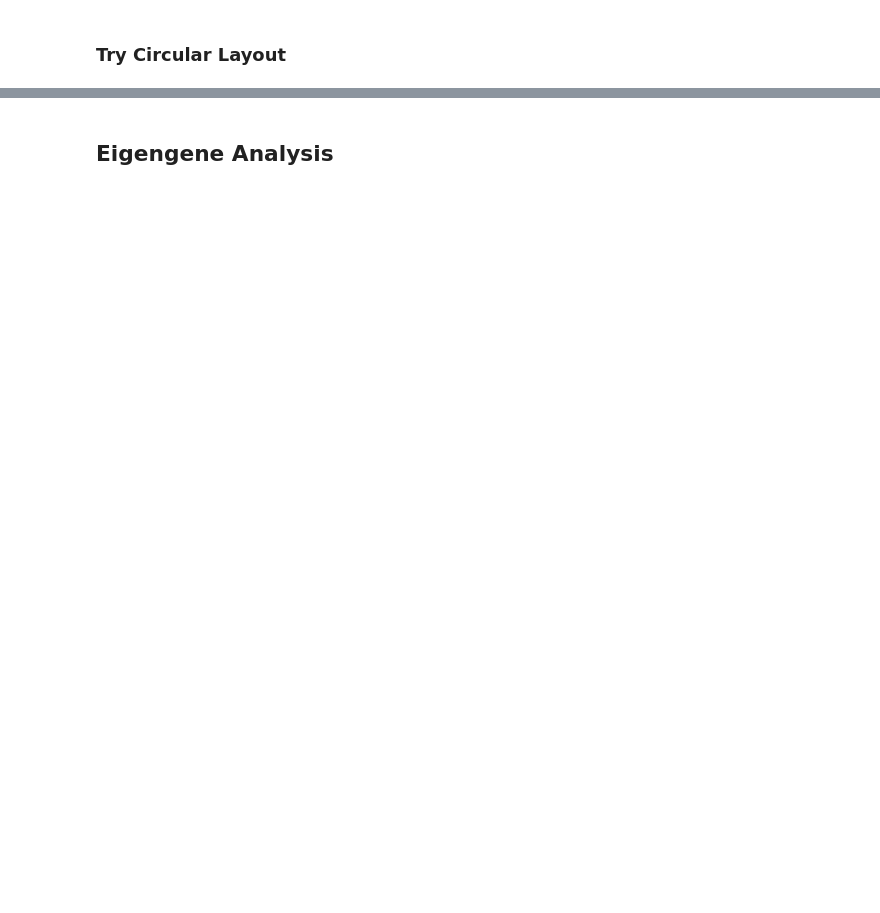
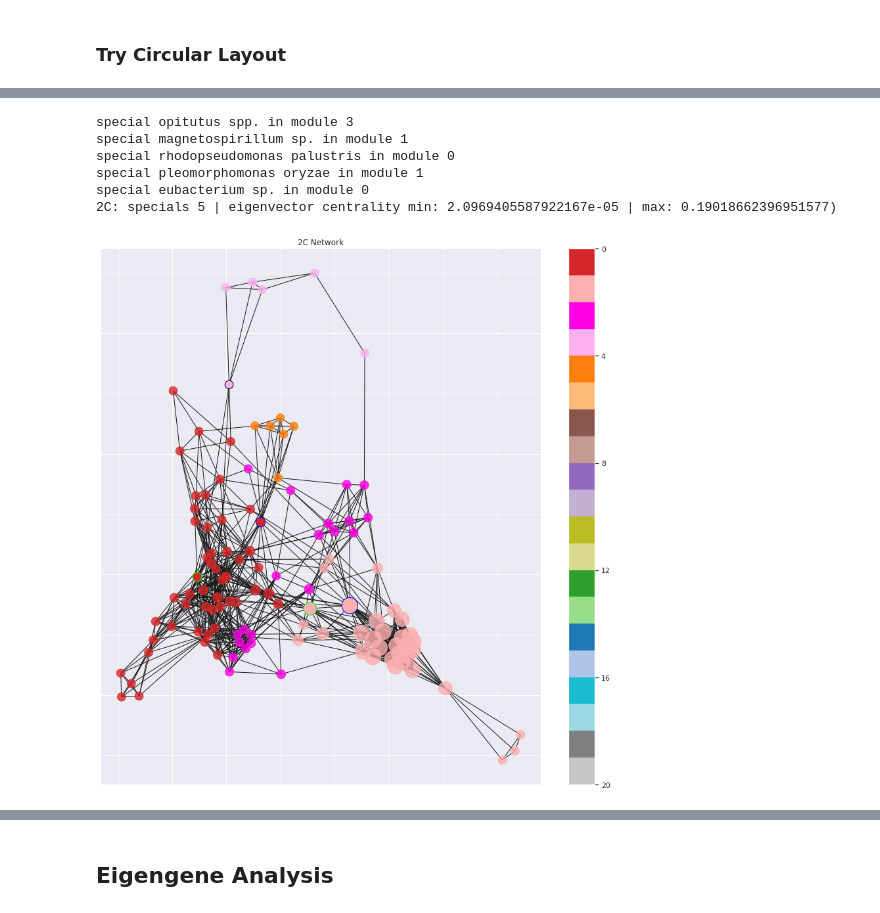
Before and after one commit to olincollege/microbiome-network-analysis-research, a Jupyter notebook: network_analysis_groups.ipynb, the cells around one changed output, grey strips where cells are left out. Cells and saved outputs as stored; diff of their text form; code cells hidden in the pictures; blank space fills up the shorter version.

```diff
--- a/network_analysis_groups.ipynb
+++ b/network_analysis_groups.ipynb
@@ -463,0 +452,10 @@ for G in Gs:
+# %%
+nap.visualize_network_fancy(G_2C)
+# %% [output]
+special opitutus spp. in module 3
+special magnetospirillum sp. in module 1
+special rhodopseudomonas palustris in module 0
+special pleomorphomonas oryzae in module 1
+special eubacterium sp. in module 0
+2C: specials 5 | eigenvector centrality min: 2.0969405587922167e-05 | max: 0.19018662396951577)
+[figure, added]
```
Also changed, not shown: parts of 15 cells of this notebook, 10 other files.
